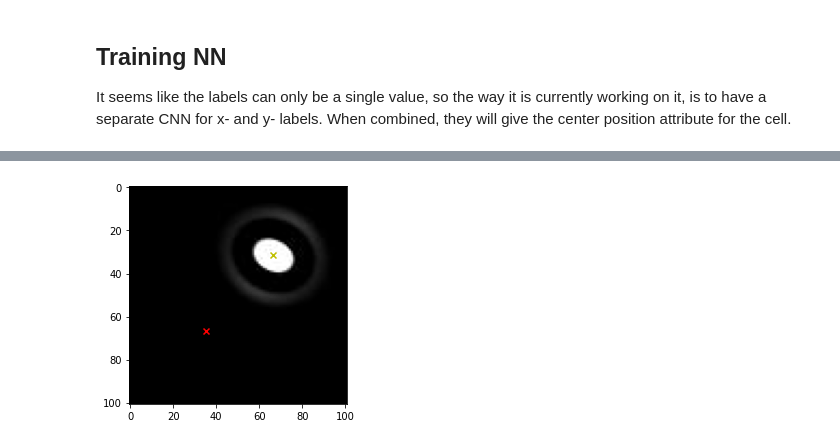
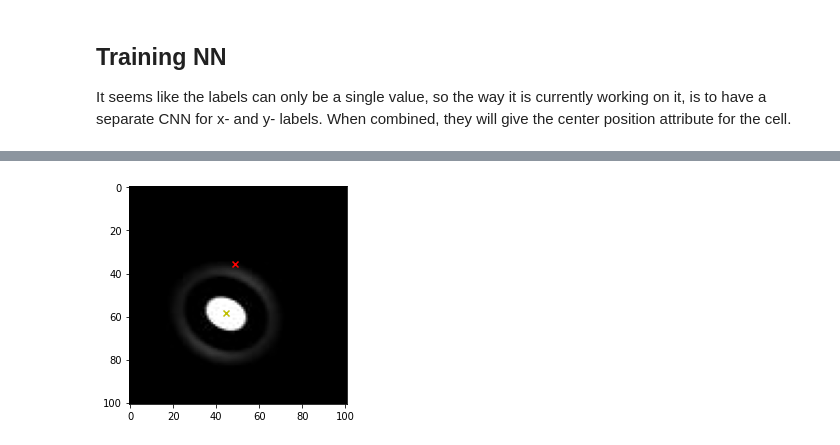
Before and after one commit to courtneyzhan/particle-tracking, a Jupyter notebook: deeptrack_particle_tracking_cnn_test_train_split_multiple_output.ipynb, the cells around one changed output, grey strips where cells are left out. Cells and saved outputs as stored; diff of their text form; code cells hidden in the pictures.

```diff
--- a/deeptrack_particle_tracking_cnn_test_train_split_multiple_output.ipynb
+++ b/deeptrack_particle_tracking_cnn_test_train_split_multiple_output.ipynb
@@ -291,37 +320,8 @@ Model finished fitting
 # %%
-def accuracy_prediction(model, train_images, test_images, train_labels, test_labels, train_acc=True):
-    if train_acc:
-        predicted = np.array(model.predict_on_batch(train_images))
-        train_labels = tf.convert_to_tensor(train_labels)
-
-        count = 0
-        for i in range(0, len(train_labels)):
-            difference = round(round(predicted[i][0], 1) - float(train_labels[i]), 2)
-            if abs(difference) <= COORD_EPSILON:
-                count += 1
-
-        print("Training Accuracy: ", count / len(train_labels) * 100, "%")
-
-    # 357 correct within 0.5
-    # 613 correct within 1.0
-
-    # ========
-    test_images = tf.convert_to_tensor(X_test)
-    test_labels = tf.convert_to_tensor(test_labels)
-
-    predicted = np.array(model.predict_on_batch(test_images))
-
-    count = 0
-    for i in range(0, len(test_labels)):
-        difference = round(round(predicted[i][0], 1) - float(test_labels[i]), 2)
-        if abs(difference) <= COORD_EPSILON:
-            count += 1
-    test_accuracy_percent = count / len(test_labels) * 100
-    print("Test Accuracy", test_accuracy_percent, "%")
-    return test_accuracy_percent
-
+train_x(x_model)
 print("X-Coordinate")
 accuracy_prediction(x_model, X_train, X_test, train_x_labels, test_x_labels)
-print("Y-Coordinate")
-accuracy_prediction(y_model, X_train, X_test, train_y_labels, test_y_labels)
+
+
+# TODO consider majority voting ?
 # %% [output]
@@ -334,0 +334,5 @@ Test Accuracy 56.99999999999999 %
+# %%
+
+train_y(y_model)
+print("Y-Coordinate")
+accuracy_prediction(y_model, X_train, X_test, train_y_labels, test_y_labels)
@@ -335,14 +346,14 @@ Test Accuracy 56.99999999999999 %
 # %%
-index = 0
+index = 2
 
 plt.imshow(np.squeeze(X_train[index]), cmap='gray')
 plt.scatter(train_y_labels[index], train_x_labels[index], c="y", marker="x") # 1-indexed, compensate with -1
 x_predicted = np.array(x_model.predict_on_batch(train_images))
 y_predicted = np.array(y_model.predict_on_batch(train_images))
 plt.scatter(x_predicted[index], y_predicted[index], c="r", marker="x") # 1-indexed, compensate with -1
 plt.show()
 # %% [output]
-[figure, old version]
+[figure, new version]
 # %%
 def plot_history(history, ylim=70): # Thank you catkins
     """
```
Also changed, not shown: parts of 8 cells of this notebook.
